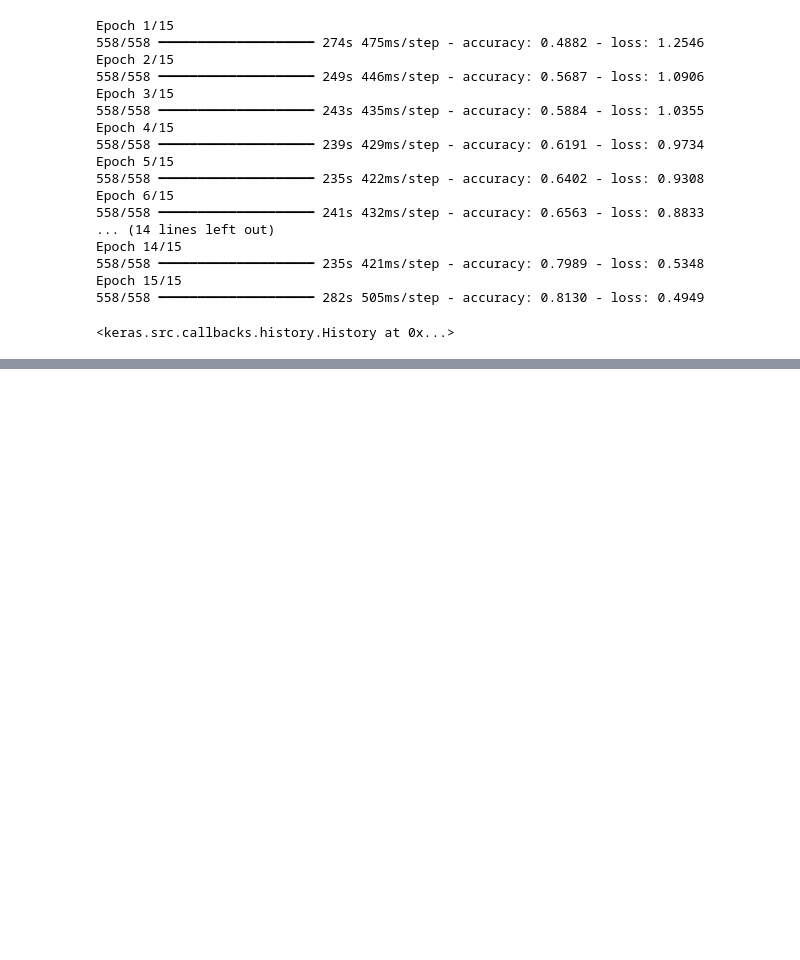
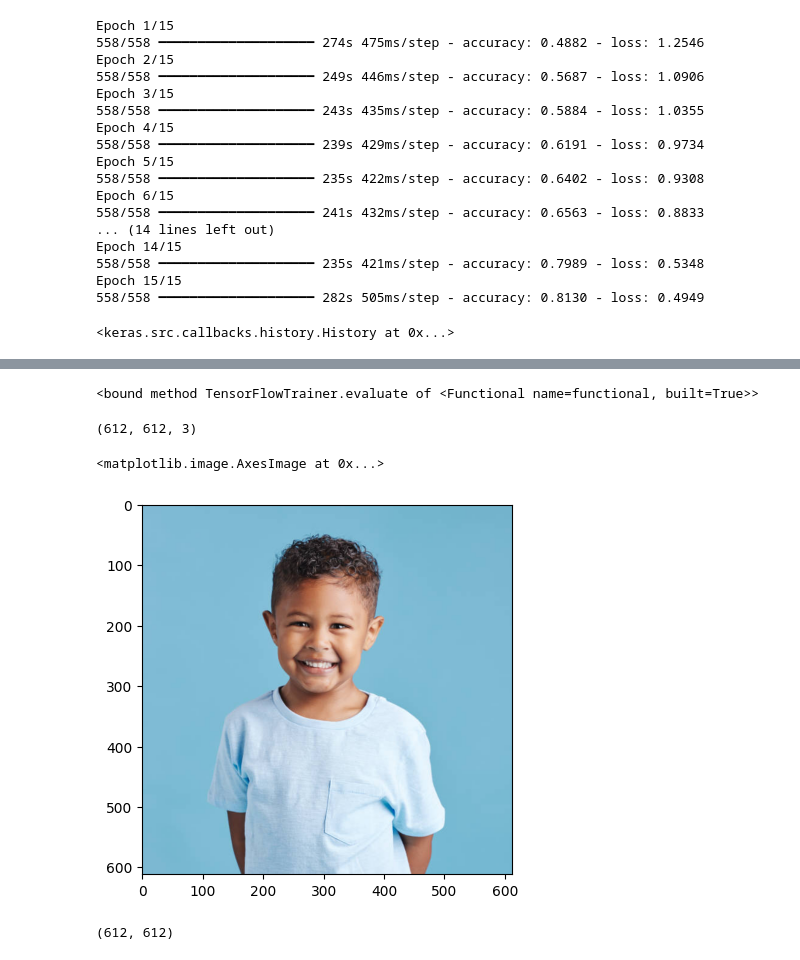
Before and after one commit to cloudyDays-m/Real-life-emotion-recognition-with-corresponding-hampter-image, a Jupyter notebook: my_notebook.ipynb, the cells around one changed output, grey strips where cells are left out. Saved outputs shown, nothing was run; the diff lists cells and outputs as text; code cells hidden in the pictures; blank space fills up the shorter version.

Commit message:
Saved the model, loaded a picture (refered to as frame for now as i'll move onto live-feed later). Used the haarcascades algorithm in order to detect the face in the frame

```diff
--- a/my_notebook.ipynb
+++ b/my_notebook.ipynb
@@ -144,0 +177,15 @@ Epoch 15/15
+# %%
+new_model.evaluate
+# %% [output]
+<bound method TensorFlowTrainer.evaluate of <Functional name=functional, built=True>>
+# %%
+frame = cv2.imread("happy.jpg")
+# %%
+frame.shape
+# %% [output]
+(612, 612, 3)
+# %%
+plt.imshow(cv2.cvtColor(frame, cv2.COLOR_BGR2RGB))
+# %% [output]
+<matplotlib.image.AxesImage at 0x...>
+[figure, added]
@@ -144,0 +198,4 @@ Epoch 15/15
+# %%
+gray.shape ## Only 2 numbers as it's no longer in RGB (or full color)
+# %% [output]
+(612, 612)
```
Also changed, not shown: parts of 8 cells of this notebook, 1 other file.
